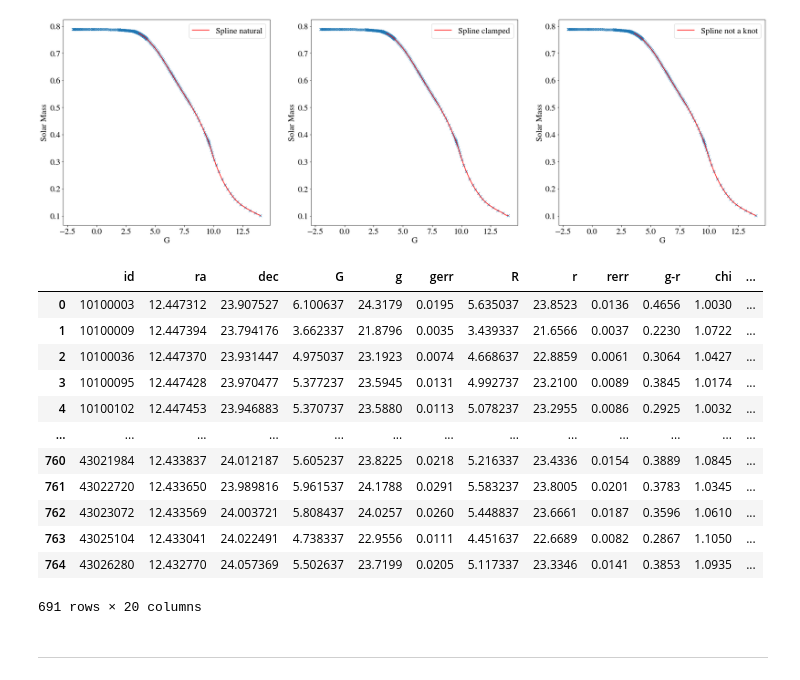
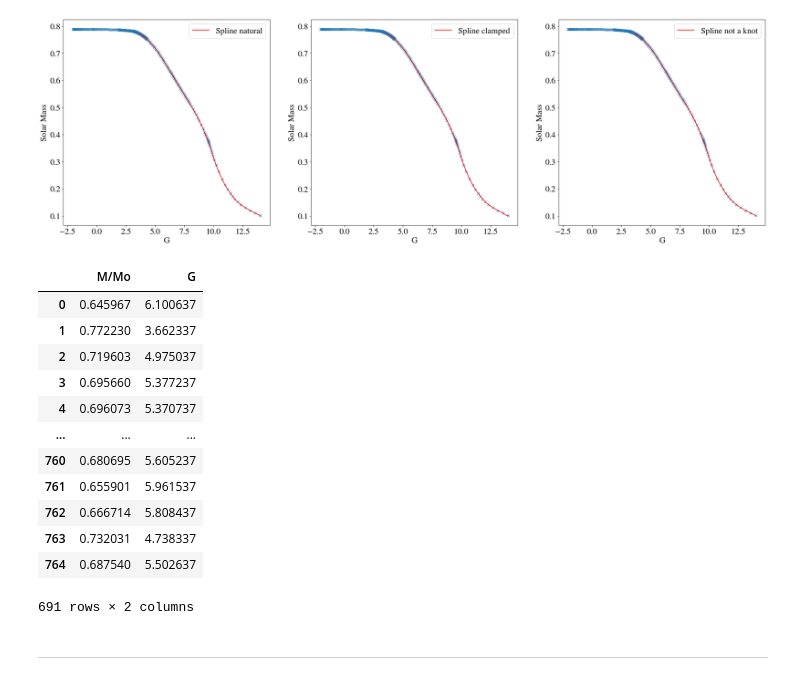
Before and after one commit to vPedreros/MW_Satellites, a Jupyter notebook: MW_satellites_nb.ipynb, the cells around one changed output. Drawn from its saved outputs; the diff is of its cells as text; code cells hidden in the pictures.

```diff
--- a/MW_satellites_nb.ipynb
+++ b/MW_satellites_nb.ipynb
@@ -587,22 +587,22 @@ for ax in axs:
 [figure]
 # %%
 df_filt_stars.insert(df_filt_stars.shape[1], 'M/Mo', df_filt_stars.G.apply(spline), True)
-# %%
-df_filt_stars
-# %% [output]
-|  | id | ra | dec | G | g | gerr | R | r | rerr | g-r | chi | ... |
-| 0 | 10100003 | 12.447312 | 23.907527 | 6.100637 | 24.3179 | 0.0195 | 5.635037 | 23.8523 | 0.0136 | 0.4656 | 1.0030 | ... |
-| 1 | 10100009 | 12.447394 | 23.794176 | 3.662337 | 21.8796 | 0.0035 | 3.439337 | 21.6566 | 0.0037 | 0.2230 | 1.0722 | ... |
-| 2 | 10100036 | 12.447370 | 23.931447 | 4.975037 | 23.1923 | 0.0074 | 4.668637 | 22.8859 | 0.0061 | 0.3064 | 1.0427 | ... |
-| 3 | 10100095 | 12.447428 | 23.970477 | 5.377237 | 23.5945 | 0.0131 | 4.992737 | 23.2100 | 0.0089 | 0.3845 | 1.0174 | ... |
-| 4 | 10100102 | 12.447453 | 23.946883 | 5.370737 | 23.5880 | 0.0113 | 5.078237 | 23.2955 | 0.0086 | 0.2925 | 1.0032 | ... |
-| ... | ... | ... | ... | ... | ... | ... | ... | ... | ... | ... | ... | ... |
-| 760 | 43021984 | 12.433837 | 24.012187 | 5.605237 | 23.8225 | 0.0218 | 5.216337 | 23.4336 | 0.0154 | 0.3889 | 1.0845 | ... |
-| 761 | 43022720 | 12.433650 | 23.989816 | 5.961537 | 24.1788 | 0.0291 | 5.583237 | 23.8005 | 0.0201 | 0.3783 | 1.0345 | ... |
-| 762 | 43023072 | 12.433569 | 24.003721 | 5.808437 | 24.0257 | 0.0260 | 5.448837 | 23.6661 | 0.0187 | 0.3596 | 1.0610 | ... |
-| 763 | 43025104 | 12.433041 | 24.022491 | 4.738337 | 22.9556 | 0.0111 | 4.451637 | 22.6689 | 0.0082 | 0.2867 | 1.1050 | ... |
-| 764 | 43026280 | 12.432770 | 24.057369 | 5.502637 | 23.7199 | 0.0205 | 5.117337 | 23.3346 | 0.0141 | 0.3853 | 1.0935 | ... |
-691 rows × 20 columns
+# %%
+df_filt_stars[['M/Mo', 'G']]
+# %% [output]
+|  | M/Mo | G |
+| 0 | 0.645967 | 6.100637 |
+| 1 | 0.772230 | 3.662337 |
+| 2 | 0.719603 | 4.975037 |
+| 3 | 0.695660 | 5.377237 |
+| 4 | 0.696073 | 5.370737 |
+| ... | ... | ... |
+| 760 | 0.680695 | 5.605237 |
+| 761 | 0.655901 | 5.961537 |
+| 762 | 0.666714 | 5.808437 |
+| 763 | 0.732031 | 4.738337 |
+| 764 | 0.687540 | 5.502637 |
+691 rows × 2 columns
 # %% [markdown]
 ---
 # %% [markdown]
```
Also changed, not shown: parts of 3 cells of this notebook.
